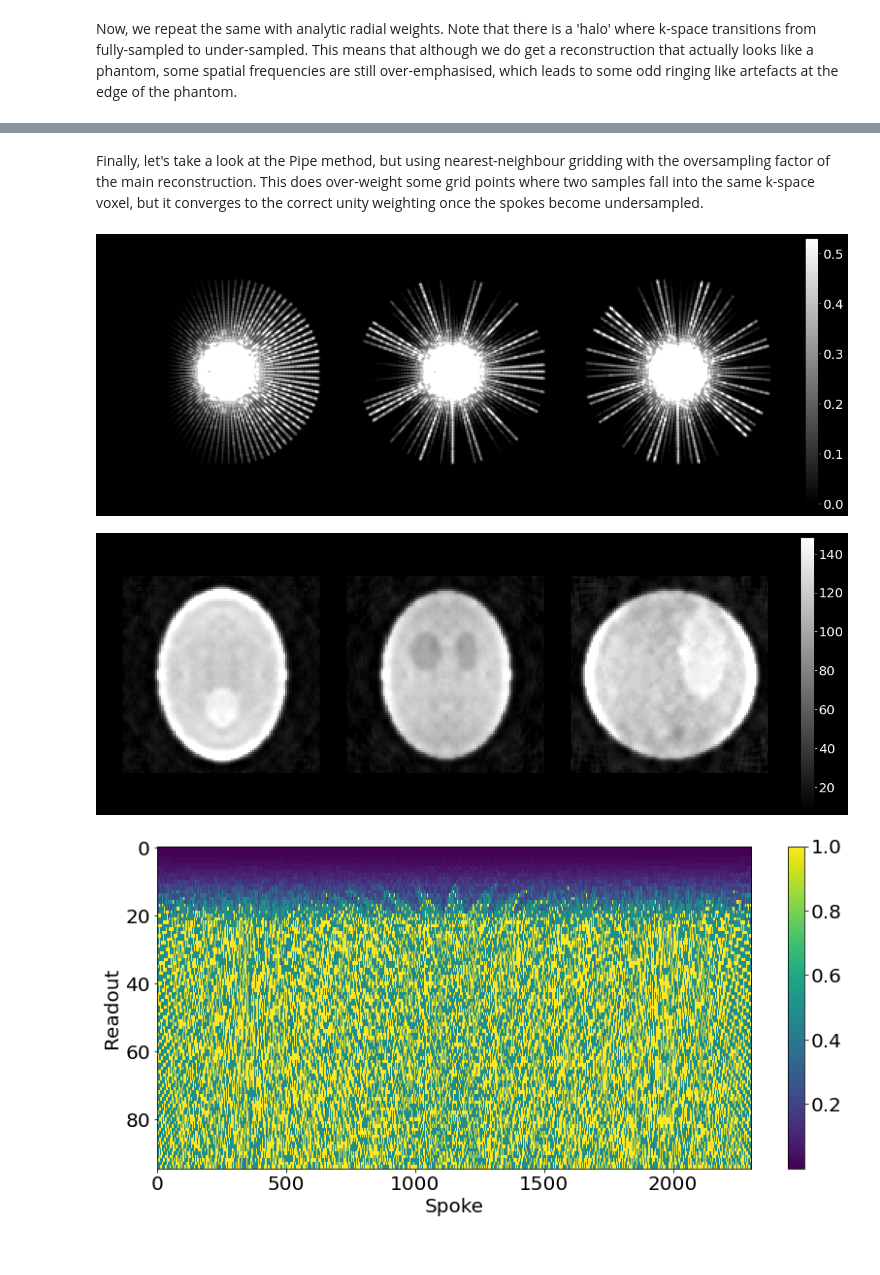
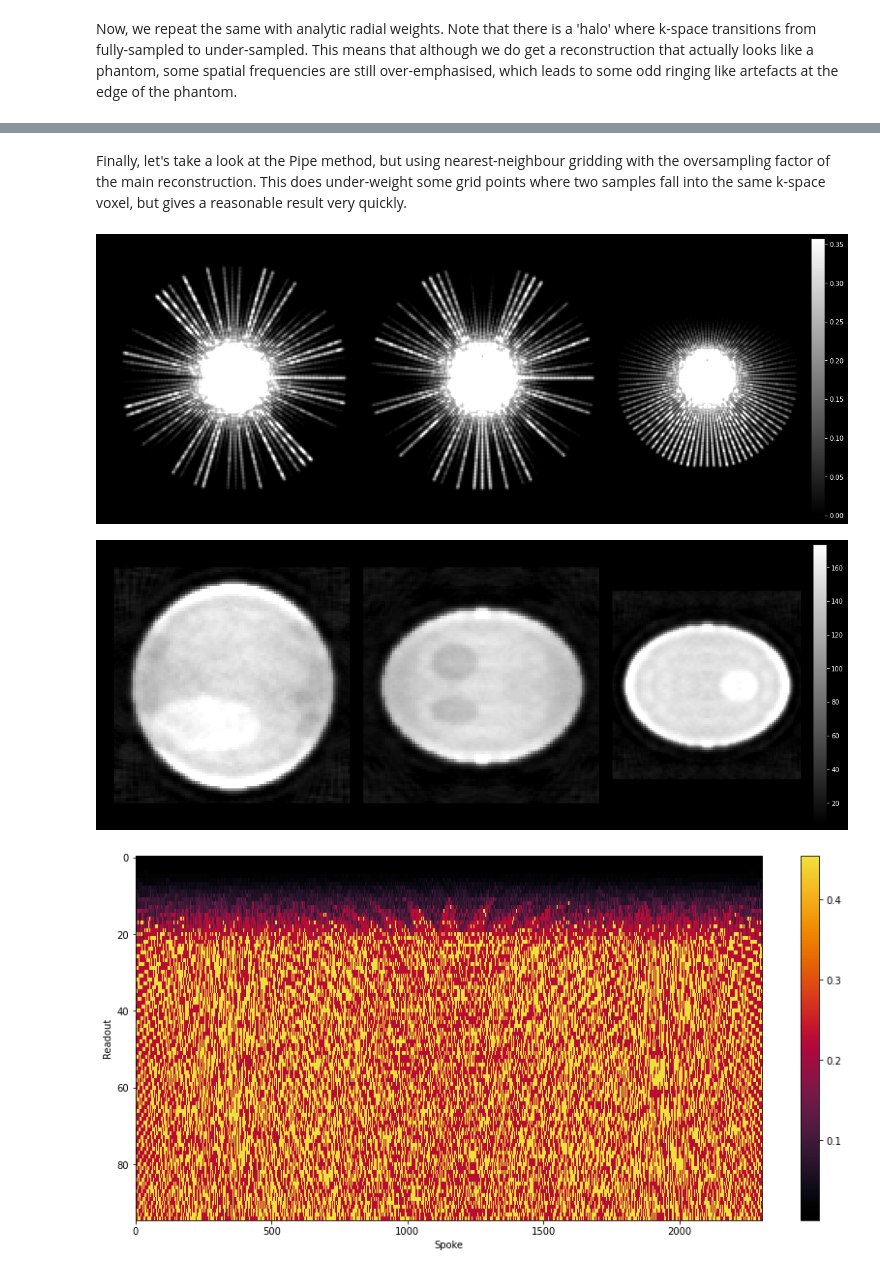
Before and after one commit to spinicist/old-riesling-examples, a Jupyter notebook: sdc.ipynb, the cells around one changed output, grey strips where cells are left out. Saved outputs shown, nothing was run; the diff lists cells and outputs as text; code cells hidden in the pictures.

```diff
--- a/sdc.ipynb
+++ b/sdc.ipynb
@@ -47,13 +49,13 @@ display(rl.plots.sdc('pipe-sdc.h5'))
 # %% [markdown]
-Finally, let's take a look at the Pipe method, but using nearest-neighbour gridding with the oversampling factor of the main reconstruction. This does over-weight some grid points where two samples fall into the same k-space voxel, but it converges to the correct unity weighting once the spokes become undersampled.
+Finally, let's take a look at the Pipe method, but using nearest-neighbour gridding with the oversampling factor of the main reconstruction. This does under-weight some grid points where two samples fall into the same k-space voxel, but gives a reasonable result very quickly.
 # %%
 !riesling sdc 'phantom.h5' -o pipenn --sdc=pipenn --os={os}
 !riesling traj 'phantom.h5' --sdc=pipenn-sdc.h5 {recon_settings} -o pipenn
-display(rl.images.single('pipenn-traj.h5', dset='traj-image'))
+display(rl.images.planes('pipenn-traj.h5', dset='traj-image'))
 !riesling recon 'phantom.h5' --sdc=pipenn-sdc.h5 {recon_settings} -o pipenn
-display(rl.images.single('pipenn-recon.h5', dset='image'))
+display(rl.images.planes('pipenn-recon.h5', dset='image'))
 display(rl.plots.sdc('pipenn-sdc.h5'))
 # %% [output]
-[figure, old version]
+[figure, new version]
-[figure, old version]
+[figure, new version]
-[figure, old version]
+[figure, new version]
```
Also changed, not shown: parts of 6 cells of this notebook, 1 other file.
